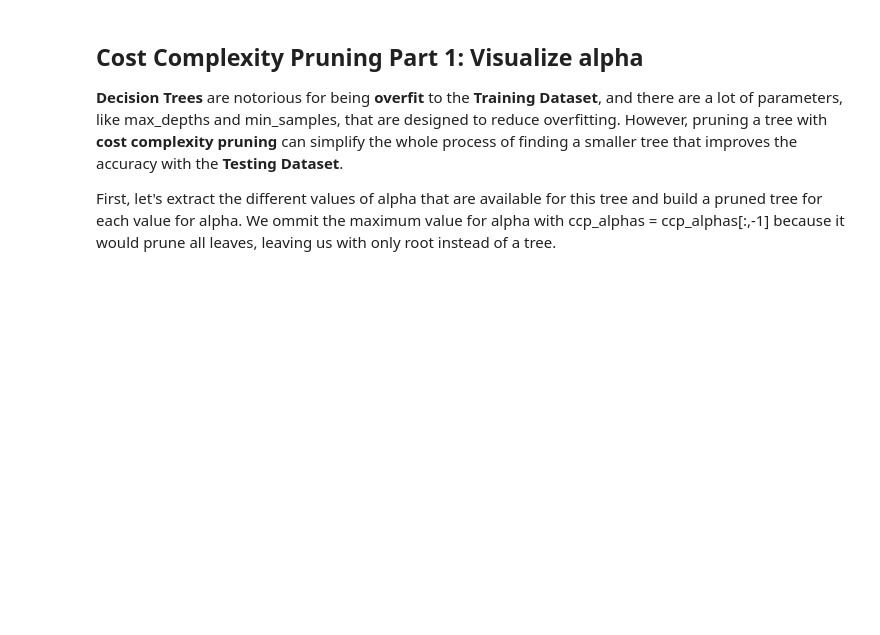
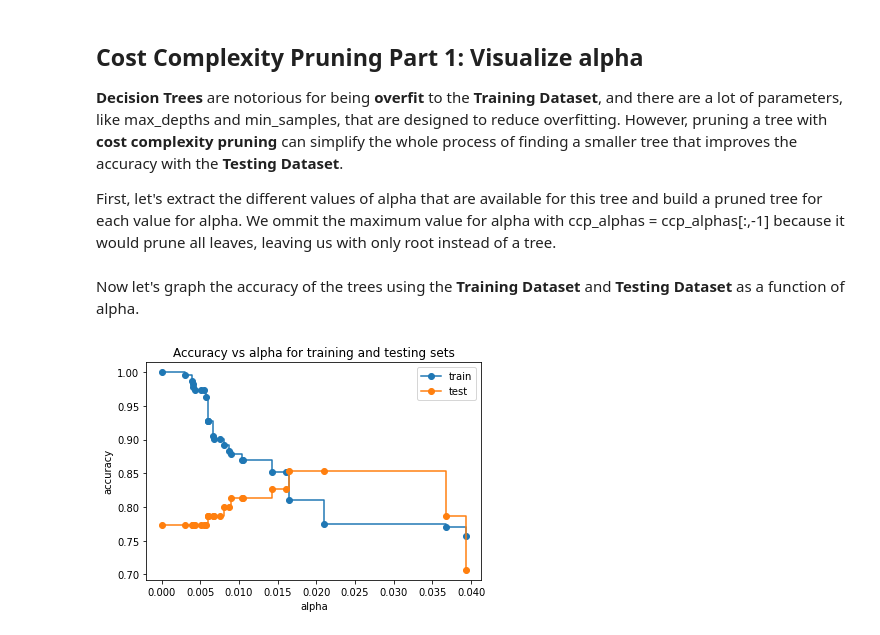
Before and after one commit to Priyo-prog/Machine-Learning, a Jupyter notebook: Decision Tree/Decision_Tree.ipynb, the cells around one changed output. Cells and saved outputs as stored; diff of their text form; code cells hidden in the pictures; blank space fills up the shorter version.

```diff
--- a/Decision Tree/Decision_Tree.ipynb
+++ b/Decision Tree/Decision_Tree.ipynb
@@ -346,3 +346,19 @@ for ccp_alpha in ccp_alphas:
   clf_dt = DecisionTreeClassifier(random_state=0, ccp_alpha=ccp_alpha)
   clf_dt.fit(X_train, y_train)
   clf_dts.append(clf_dt)
+# %% [markdown]
+Now let's graph the accuracy of the trees using the **Training Dataset** and **Testing Dataset** as a function of alpha.
+# %%
+train_scores = [clf_dt.score(X_train, y_train) for clf_dt in clf_dts]
+test_scores = [clf_dt.score(X_test, y_test) for clf_dt in clf_dts]
+
+fig, ax = plt.subplots()
+ax.set_xlabel("alpha")
+ax.set_ylabel("accuracy")
+ax.set_title("Accuracy vs alpha for training and testing sets")
+ax.plot(ccp_alphas, train_scores, marker='o', label="train", drawstyle="steps-post")
+ax.plot(ccp_alphas, test_scores, marker="o", label="test", drawstyle="steps-post")
+ax.legend()
+plt.show()
+# %% [output]
+[figure, added]
```
Also changed, not shown: parts of 2 cells of this notebook.
